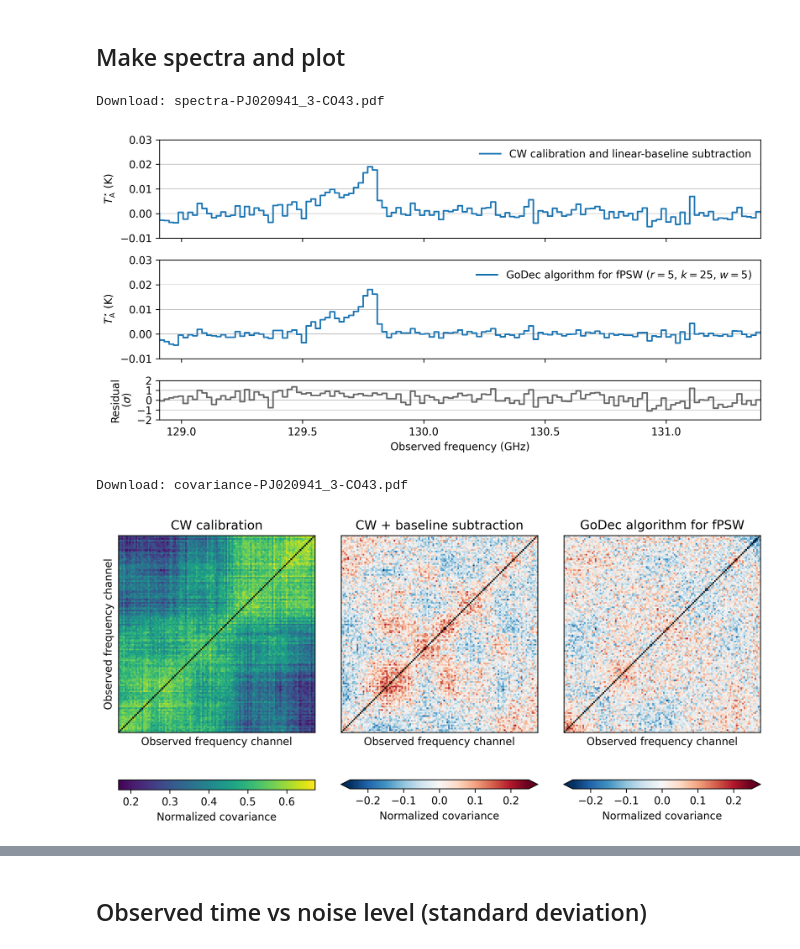
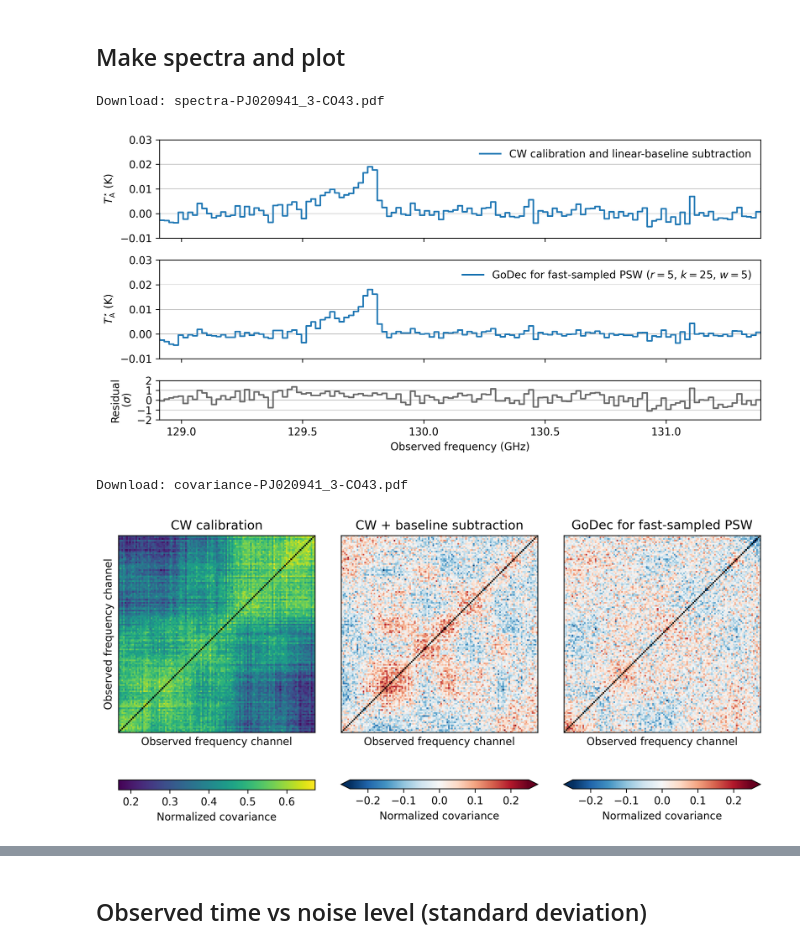
Before and after one commit to astropenguin/taniguchi-2021-analysis, a Jupyter notebook: notes/2020-05-07/analysis-PJ020941.3-CO43.ipynb, the cells around one changed output, grey strips where cells are left out. Saved outputs shown, nothing was run; the diff lists cells and outputs as text; code cells hidden in the pictures.

```diff
--- a/notes/2020-05-07/analysis-PJ020941.3-CO43.ipynb
+++ b/notes/2020-05-07/analysis-PJ020941.3-CO43.ipynb
@@ -137,34 +137,34 @@ cumint = T_base.integtime.cumsum("t")
 # %%
 fig, axes = plt.subplots(3, 1, gridspec_kw={'height_ratios': [2.5, 2.5, 1]}, sharex=True, figsize=(9, 4.5), dpi=300)
 
 ax = axes[0]
 ax.step(spec.ch, spec, label="CW calibration and linear-baseline subtraction")
 ax.set_ylabel(r"$T_{\mathrm{A}}^{\star}$ (K)")
 ax.set_xlim(spec.ch.min(), spec.ch.max())
 ax.set_ylim(-0.01, 0.03)
 ax.legend(frameon=False)
 ax.grid(axis="y", linewidth=0.5)
 
 ax = axes[1]
-ax.step(spec.ch, spec_re, label=f"GoDec algorithm for fPSW ($r={r}$, $k={k}$, $w={w}$)")
+ax.step(spec.ch, spec_re, label=f"GoDec for fast-sampled PSW ($r={r}$, $k={k}$, $w={w}$)")
 ax.set_ylabel(r"$T_{\mathrm{A}}^{\star}$ (K)")
 ax.set_ylim(-0.01, 0.03)
 ax.legend(frameon=False)
 ax.grid(axis="y", linewidth=0.5)
 
 ax = axes[2]
 ax.step(spec.ch, (spec-spec_re)/cumstd[-1], color="dimgray")
 ax.set_xlabel("Observed frequency (GHz)")
 ax.set_ylabel("Residual\n($\sigma$)")
 ax.set_ylim(-2, 2)
 ax.set_yticks([-2, -1, 0, 1, 2])
 ax.grid(axis="y", linewidth=0.5)
 
 fig.tight_layout()
 savefig_in_notebook(fig, "spectra-PJ020941_3-CO43.pdf")
 # %% [output]
 Download: spectra-PJ020941_3-CO43.pdf
-[figure, old version]
+[figure, new version]
 # %%
 fig, axes = plt.subplots(1, 3, figsize=(9, 4.5), dpi=300)
 
@@ -187,7 +187,7 @@ ax.set_title("CW + baseline subtraction")
 ax = axes[2]
 im = ax.imshow(cov(T_cal_re)[1:, 1:], origin="lower", cmap=cmap_pm, vmin=-0.25, vmax=0.25)
 fig.colorbar(im, ax=ax, orientation="horizontal", extend="both", label="Normalized covariance")
-ax.set_title("GoDec algorithm for fPSW")
+ax.set_title("GoDec for fast-sampled PSW")
 
 for i, ax in enumerate(axes.flatten()):
     ax.set_xticks([])
@@ -203,7 +203,7 @@ fig.tight_layout()
 savefig_in_notebook(fig, "covariance-PJ020941_3-CO43.pdf")
 # %% [output]
 Download: covariance-PJ020941_3-CO43.pdf
-[figure, old version]
+[figure, new version]
 # %%
 fig, ax = plt.subplots(figsize=(4.5, 4.5), dpi=300)
 
```
Also changed, not shown: parts of 2 cells of this notebook, 1 other file.
